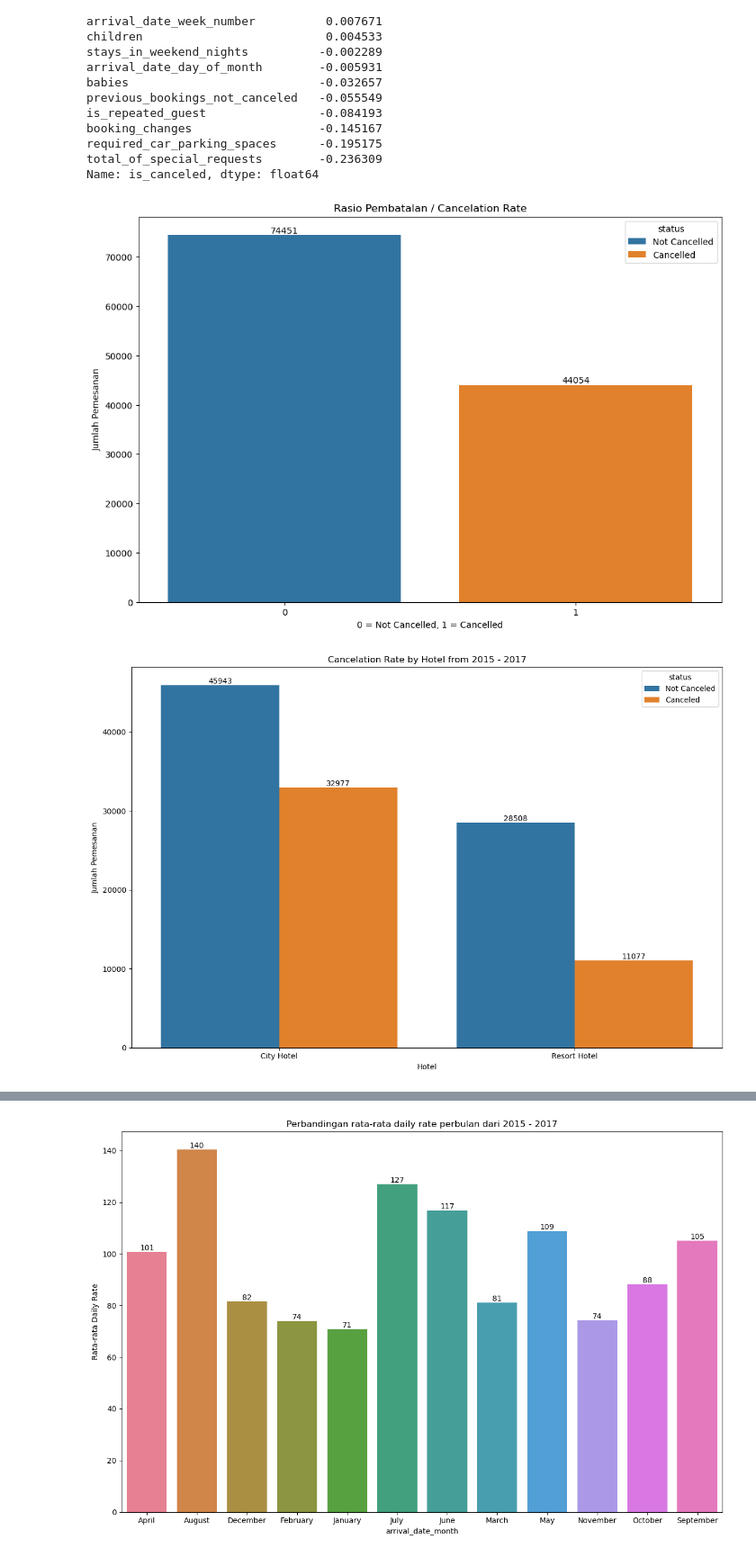
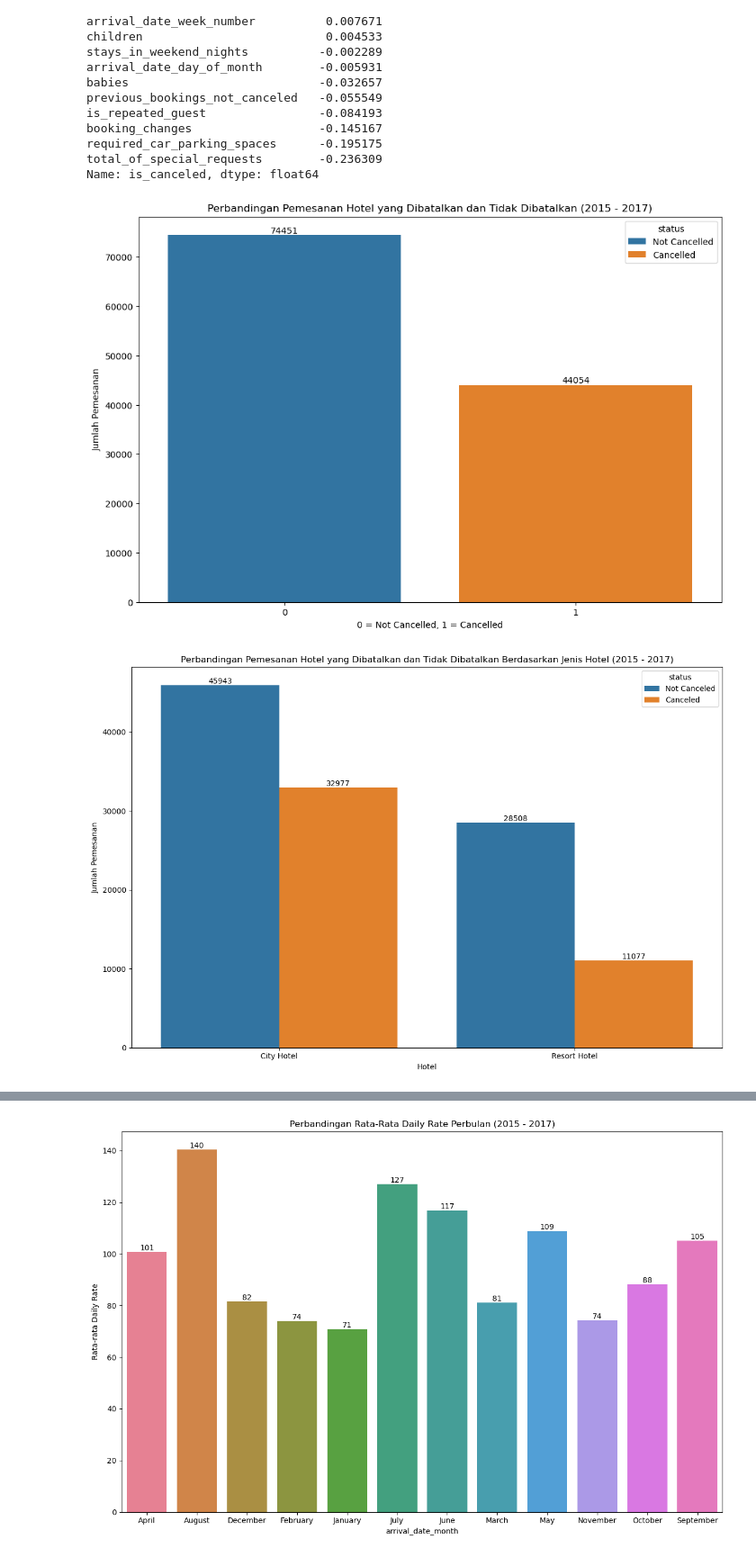
Before and after one commit to alhamfebian/pwdk-final-project-jcds, a Jupyter notebook: HotelDemandBooking.ipynb, the cells around one changed output, grey strips where cells are left out. Shown at 90% size. Cells and saved outputs as stored; diff of their text form; code cells hidden in the pictures.

```diff
--- a/HotelDemandBooking.ipynb
+++ b/HotelDemandBooking.ipynb
@@ -340,36 +416,36 @@ required_car_parking_spaces      -0.195175
 total_of_special_requests        -0.236309
 Name: is_canceled, dtype: float64
 # %%
-# Melihat rasio pembatalan / cancelation rate
+# Melihat perbandingan pemesanan hotel yang dibatalkan dan tidak dibatalkan
 
 plt.figure(figsize=(12,8))
 
 counts = (
     df_hotel_demand_bookings.groupby(['is_canceled'])
       .size()
       .reset_index(name='count')
 )
 
 counts['status'] = counts['is_canceled'].map({0: 'Not Cancelled', 1: 'Cancelled'})
 
 cancelation_rate_barplot = sns.barplot(
     data=counts,
     x='is_canceled',
     y='count',
     hue='status'
 )
 
 for container in cancelation_rate_barplot.containers:
     cancelation_rate_barplot.bar_label(container, fmt='%.0f')
 
-plt.title('Rasio Pembatalan / Cancelation Rate')
+plt.title('Perbandingan Pemesanan Hotel yang Dibatalkan dan Tidak Dibatalkan (2015 - 2017)')
 plt.xlabel('0 = Not Cancelled, 1 = Cancelled')
 plt.ylabel('Jumlah Pemesanan')
 plt.show()
 # %% [output]
-[figure, old version]
+[figure, new version]
 # %%
-# Melihat rasio pembatalan / cancelation rate berdasarkan jenis hotel
+# Melihat jumlah pemesanan hotel yang dibatalkan dan tidak dibatalkan berdasarkan jenis hotel
 
 plt.figure(figsize=(12, 8))
 
@@ -388,11 +464,11 @@ cancelation_rate_by_hotel_barplot = sns.barplot(
 for container in cancelation_rate_by_hotel_barplot.containers:
     cancelation_rate_by_hotel_barplot.bar_label(container, fmt='%.0f')
 
-plt.title('Cancelation Rate by Hotel from 2015 - 2017')
+plt.title('Perbandingan Pemesanan Hotel yang Dibatalkan dan Tidak Dibatalkan Berdasarkan Jenis Hotel (2015 - 2017)')
 plt.ylabel('Jumlah Pemesanan')
 plt.xlabel('Hotel')
 plt.tight_layout()
 plt.show()
 # %% [output]
-[figure, old version]
+[figure, new version]
 # %%
```
Also changed, not shown: parts of 19 cells of this notebook.
